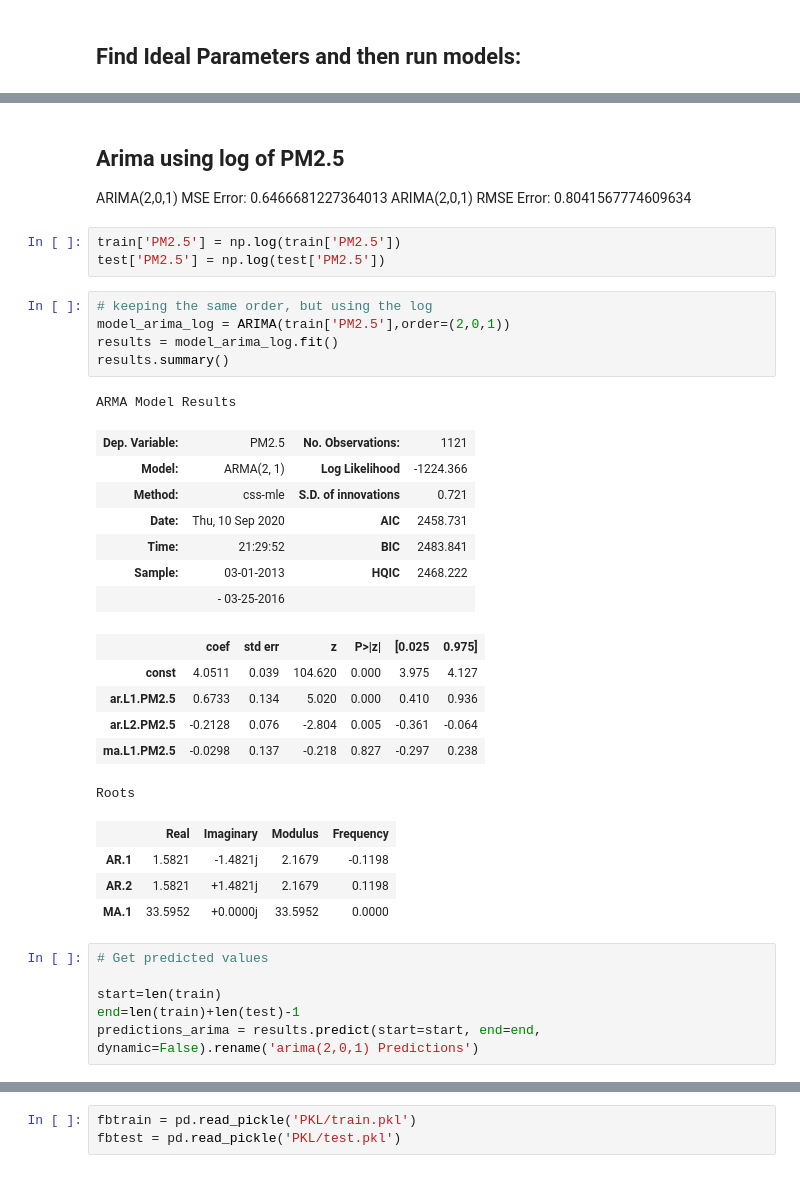
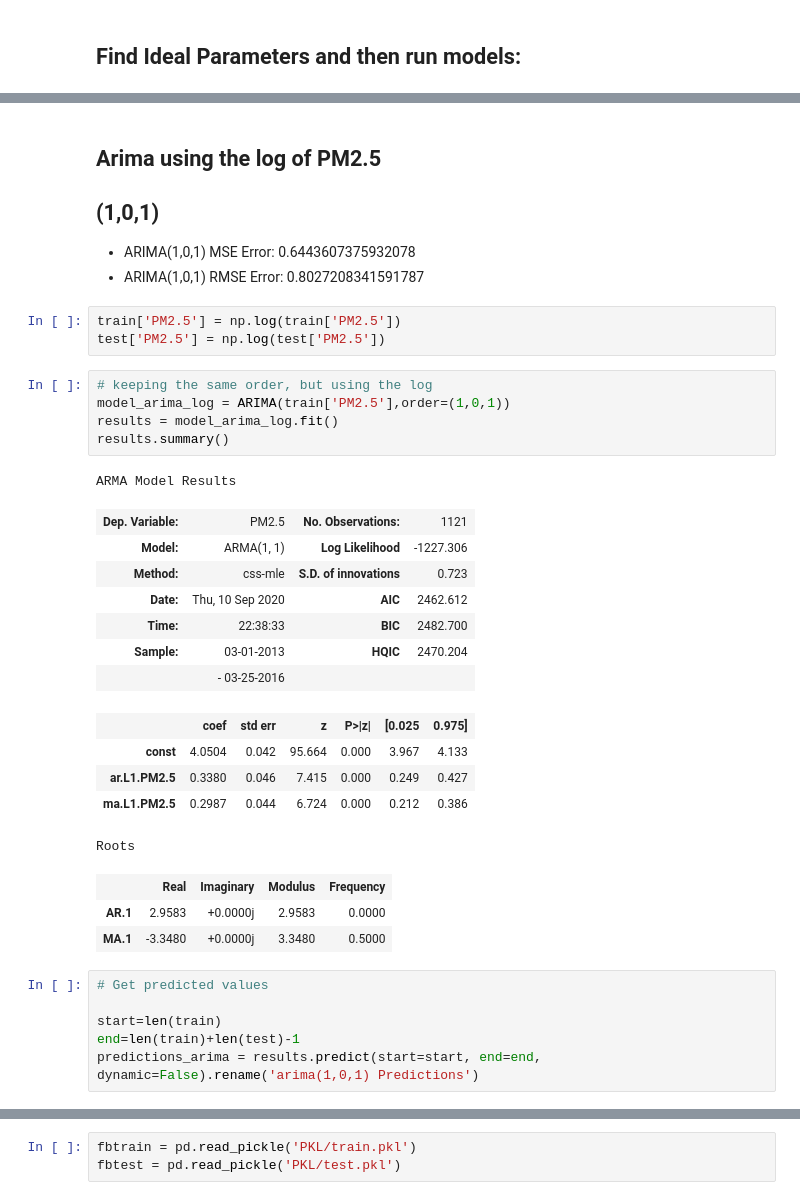
Before and after one commit to dolcikey/TimeSeriesForecasting_BeijingAirQuality, a Jupyter notebook: 003_Modeling.ipynb, the cells around one changed output, grey strips where cells are left out. Drawn from its saved outputs; the diff is of its cells as text.

```diff
--- a/003_Modeling.ipynb
+++ b/003_Modeling.ipynb
@@ -309,39 +384,39 @@ ARIMA(2,0,1) RMSE Error:  59.34628824872309
 # %% [markdown]
-## Arima using log of PM2.5
-ARIMA(2,0,1) MSE Error: 0.6466681227364013
-ARIMA(2,0,1) RMSE Error: 0.8041567774609634
+## Arima using the log of PM2.5
+## (1,0,1)
+
+- ARIMA(1,0,1) MSE Error: 0.6443607375932078
+- ARIMA(1,0,1) RMSE Error: 0.8027208341591787
 # %%
 train['PM2.5'] = np.log(train['PM2.5'])
 test['PM2.5'] = np.log(test['PM2.5'])
 # %%
 # keeping the same order, but using the log
-model_arima_log = ARIMA(train['PM2.5'],order=(2,0,1))
+model_arima_log = ARIMA(train['PM2.5'],order=(1,0,1))
 results = model_arima_log.fit()
 results.summary()
 # %% [output]
 ARMA Model Results
 | Dep. Variable: | PM2.5 | No. Observations: | 1121 |
-| Model: | ARMA(2, 1) | Log Likelihood | -1224.366 |
-| Method: | css-mle | S.D. of innovations | 0.721 |
-| Date: | Thu, 10 Sep 2020 | AIC | 2458.731 |
-| Time: | 21:29:52 | BIC | 2483.841 |
-| Sample: | 03-01-2013 | HQIC | 2468.222 |
+| Model: | ARMA(1, 1) | Log Likelihood | -1227.306 |
+| Method: | css-mle | S.D. of innovations | 0.723 |
+| Date: | Thu, 10 Sep 2020 | AIC | 2462.612 |
+| Time: | 22:38:33 | BIC | 2482.700 |
+| Sample: | 03-01-2013 | HQIC | 2470.204 |
 |  | - 03-25-2016 |  |  |
 |  | coef | std err | z | P>|z| | [0.025 | 0.975] |
-| const | 4.0511 | 0.039 | 104.620 | 0.000 | 3.975 | 4.127 |
-| ar.L1.PM2.5 | 0.6733 | 0.134 | 5.020 | 0.000 | 0.410 | 0.936 |
-| ar.L2.PM2.5 | -0.2128 | 0.076 | -2.804 | 0.005 | -0.361 | -0.064 |
-| ma.L1.PM2.5 | -0.0298 | 0.137 | -0.218 | 0.827 | -0.297 | 0.238 |
+| const | 4.0504 | 0.042 | 95.664 | 0.000 | 3.967 | 4.133 |
+| ar.L1.PM2.5 | 0.3380 | 0.046 | 7.415 | 0.000 | 0.249 | 0.427 |
+| ma.L1.PM2.5 | 0.2987 | 0.044 | 6.724 | 0.000 | 0.212 | 0.386 |
 Roots
 |  | Real | Imaginary | Modulus | Frequency |
-| AR.1 | 1.5821 | -1.4821j | 2.1679 | -0.1198 |
-| AR.2 | 1.5821 | +1.4821j | 2.1679 | 0.1198 |
-| MA.1 | 33.5952 | +0.0000j | 33.5952 | 0.0000 |
+| AR.1 | 2.9583 | +0.0000j | 2.9583 | 0.0000 |
+| MA.1 | -3.3480 | +0.0000j | 3.3480 | 0.5000 |
 # %%
 # Get predicted values
 
 start=len(train)
 end=len(train)+len(test)-1
-predictions_arima = results.predict(start=start, end=end, dynamic=False).rename('arima(2,0,1) Predictions')
+predictions_arima = results.predict(start=start, end=end, dynamic=False).rename('arima(1,0,1) Predictions')
 # %%
 error = mean_squared_error(test['PM2.5'], predictions_arima)
```
Also changed, not shown: parts of 49 cells of this notebook.
